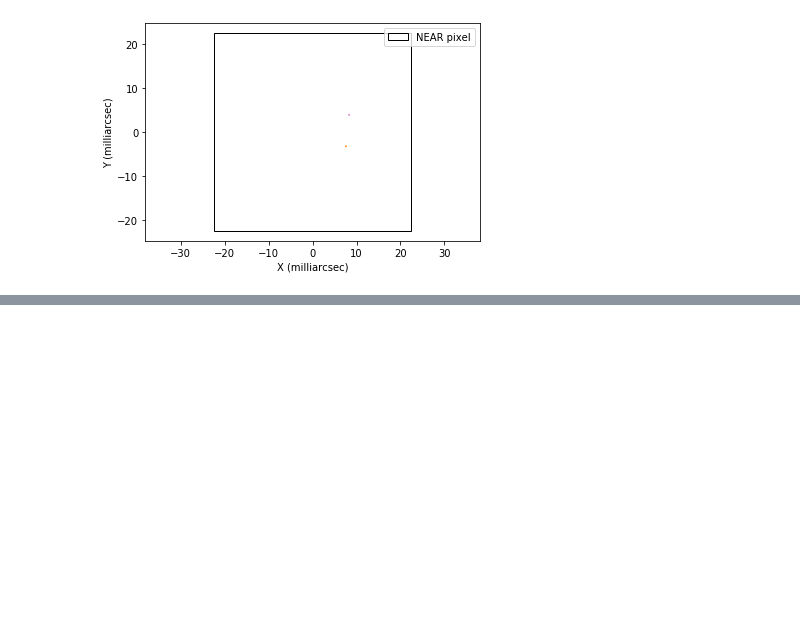
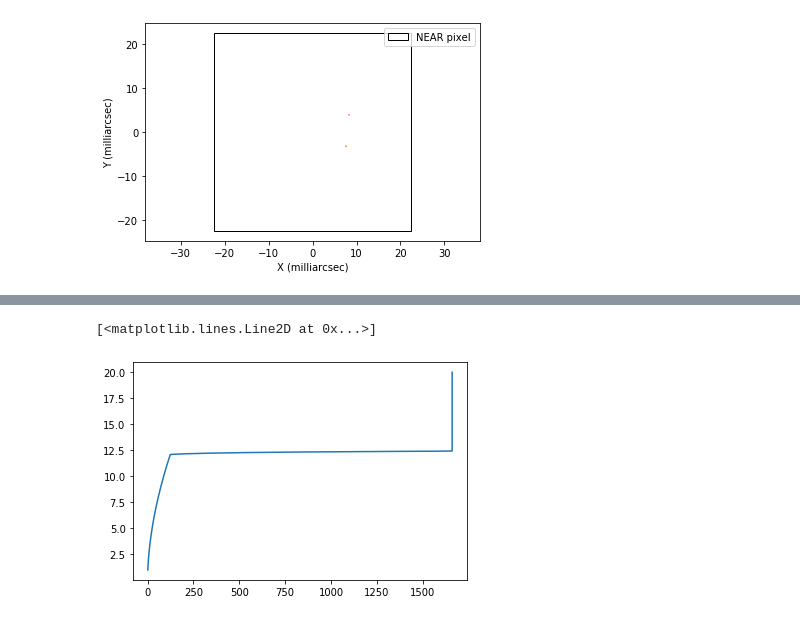
Before and after one commit to aboehle/orbits, a Jupyter notebook: Test Orbits.ipynb, the cells around one changed output, grey strips where cells are left out. Saved outputs shown, nothing was run; the diff lists cells and outputs as text; code cells hidden in the pictures; blank space fills up the shorter version.

```diff
--- a/Test Orbits.ipynb
+++ b/Test Orbits.ipynb
@@ -151,0 +185,5 @@ plt.Rectangle?
+# %%
+rads = np.linspace(1.0,20,1000)
+masses = util.radius_mass_relationship(rads)
+plt.plot(masses,rads)
+# %% [output]
@@ -151,0 +191,2 @@ plt.Rectangle?
+[<matplotlib.lines.Line2D at 0x...>]
+[figure, added]
```
Also changed, not shown: parts of 7 cells of this notebook, 2 other files.
